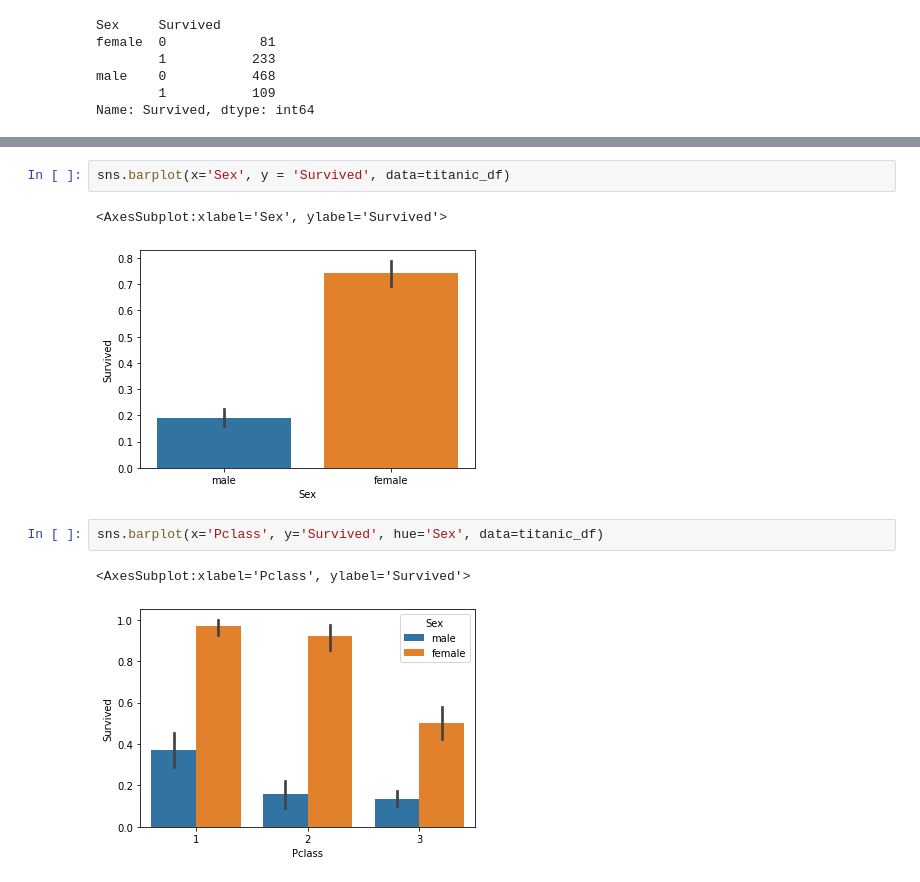
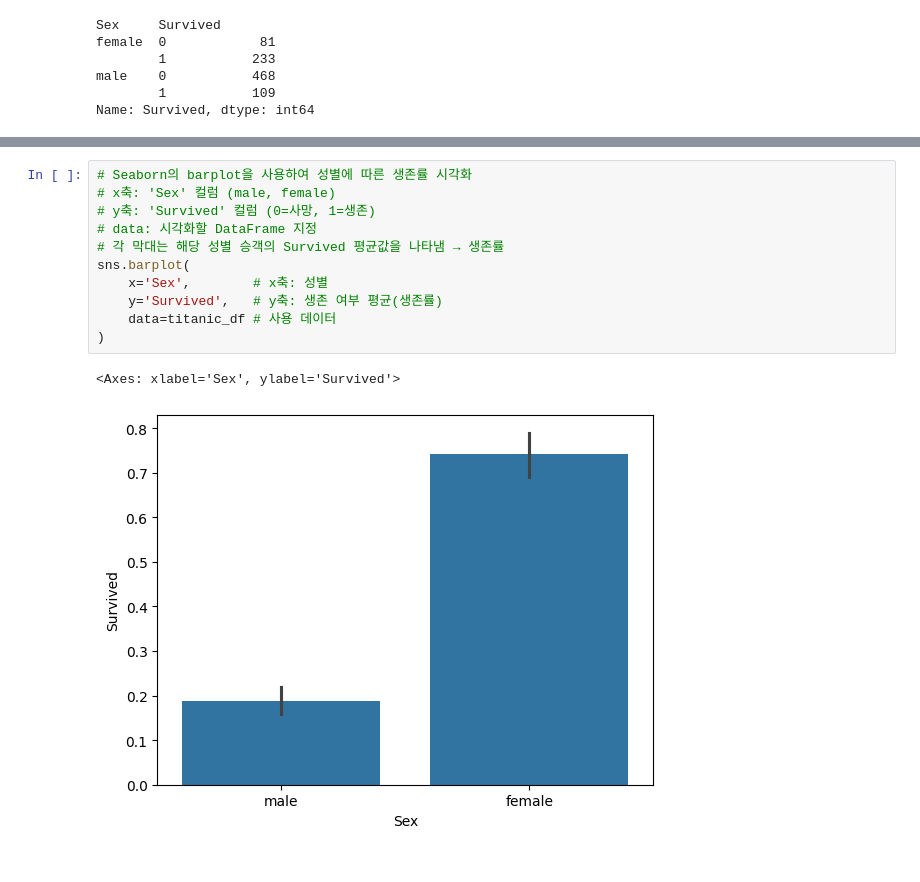
Before and after one commit to JyoARa/Machine-Learning, a Jupyter notebook: scikit-learn/수정중/타이타닉분석.ipynb, the cells around one changed output, grey strips where cells are left out. Saved outputs shown, nothing was run; the diff lists cells and outputs as text.

```diff
--- a/scikit-learn/수정중/타이타닉분석.ipynb
+++ b/scikit-learn/수정중/타이타닉분석.ipynb
@@ -191,13 +247,17 @@ male    0           468
 Name: Survived, dtype: int64
 # %% [markdown]
 ![groupby](img/groupby.jpg)
-# %%
-sns.barplot(x='Sex', y = 'Survived', data=titanic_df)
-# %% [output]
-<AxesSubplot:xlabel='Sex', ylabel='Survived'>
-[figure, removed]
-# %%
-sns.barplot(x='Pclass', y='Survived', hue='Sex', data=titanic_df)
-# %% [output]
-<AxesSubplot:xlabel='Pclass', ylabel='Survived'>
-[figure, removed]
+# %%
+# Seaborn의 barplot을 사용하여 성별에 따른 생존률 시각화
+# x축: 'Sex' 컬럼 (male, female)
+# y축: 'Survived' 컬럼 (0=사망, 1=생존)
+# data: 시각화할 DataFrame 지정
+# 각 막대는 해당 성별 승객의 Survived 평균값을 나타냄 → 생존률
+sns.barplot(
+    x='Sex',        # x축: 성별
+    y='Survived',   # y축: 생존 여부 평균(생존률)
+    data=titanic_df # 사용 데이터
+)
+# %% [output]
+<Axes: xlabel='Sex', ylabel='Survived'>
+[figure, added]
```
Also changed, not shown: parts of 18 cells of this notebook, 1 other file.
